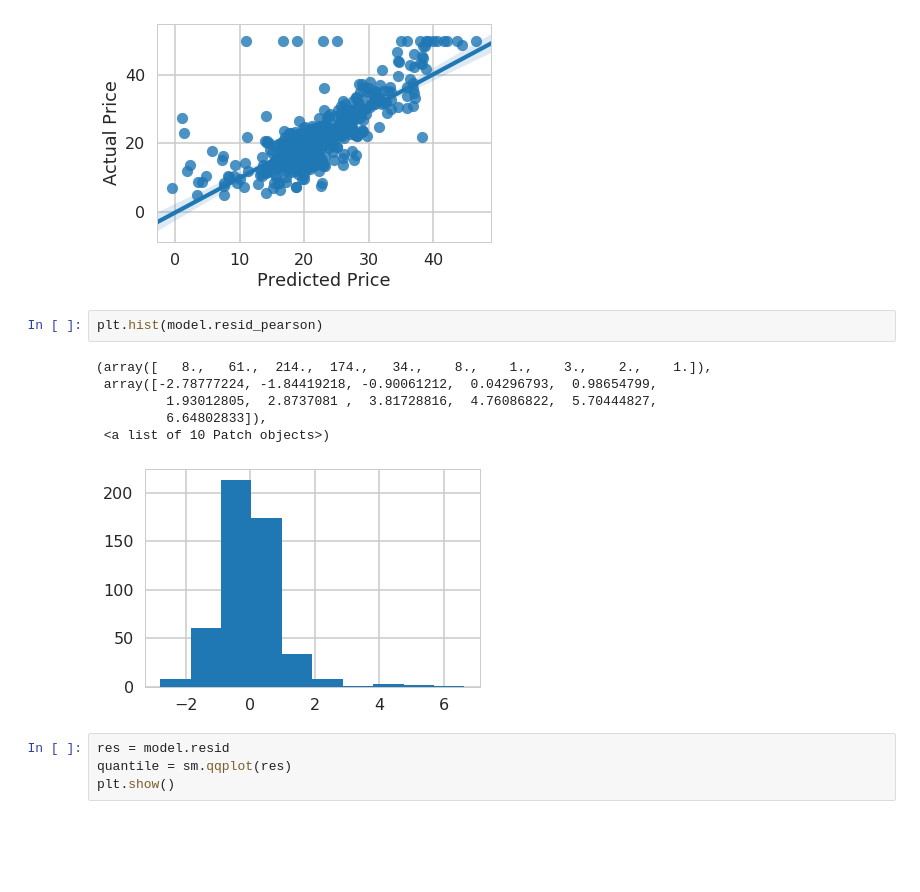
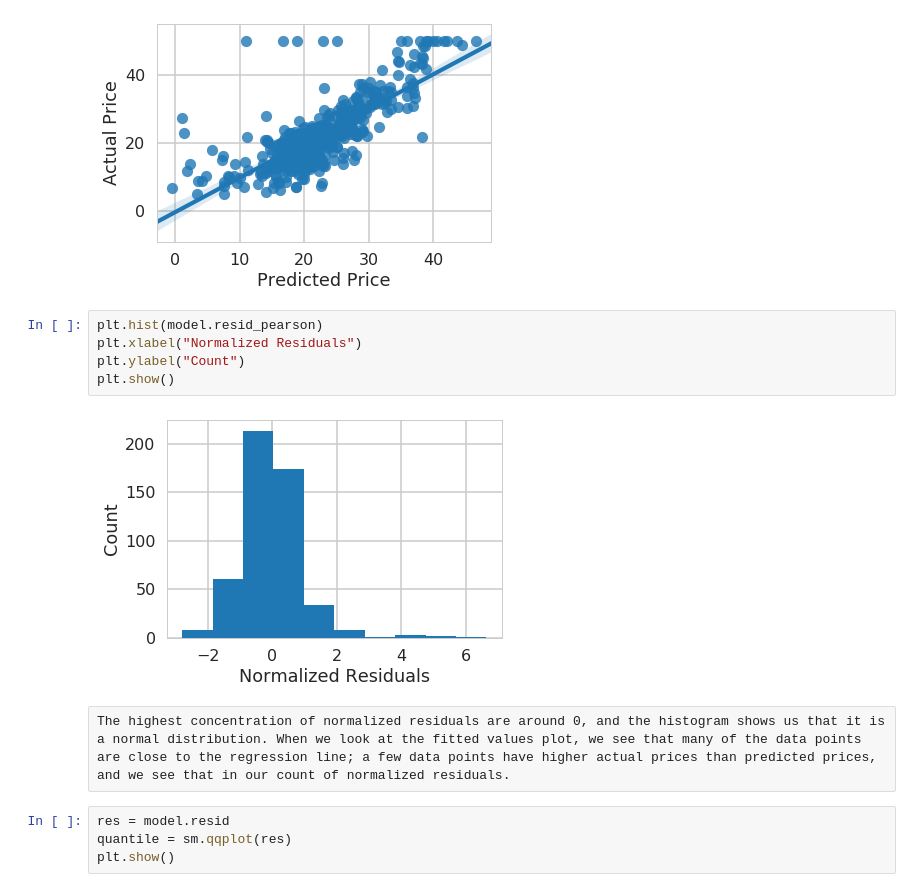
Before and after one commit to krishisharma45/springboard-homework, a Jupyter notebook: Mini_Project_Linear_Regression.ipynb, the cells around one changed output. Drawn from its saved outputs; the diff is of its cells as text; blank space fills up the shorter version.

Commit message:
First attempt at Linear Regression 8.1.3

```diff
--- a/Mini_Project_Linear_Regression.ipynb
+++ b/Mini_Project_Linear_Regression.ipynb
@@ -1007,13 +1019,13 @@ plot.set(xlabel="Predicted Price", ylabel="Actual Price")
 [figure]
 # %%
 plt.hist(model.resid_pearson)
+plt.xlabel("Normalized Residuals")
+plt.ylabel("Count")
+plt.show()
 # %% [output]
-(array([   8.,   61.,  214.,  174.,   34.,    8.,    1.,    3.,    2.,    1.]),
- array([-2.78777224, -1.84419218, -0.90061212,  0.04296793,  0.98654799,
-         1.93012805,  2.8737081 ,  3.81728816,  4.76086822,  5.70444827,
-         6.64802833]),
- <a list of 10 Patch objects>)
-[figure, old version]
+[figure, new version]
+# %% [raw]
+The highest concentration of normalized residuals are around 0, and the histogram shows us that it is a normal distribution. When we look at the fitted values plot, we see that many of the data points are close to the regression line; a few data points have higher actual prices than predicted prices, and we see that in our count of normalized residuals.
 # %%
 res = model.resid
 quantile = sm.qqplot(res)
```
Also changed, not shown: parts of 17 cells of this notebook.
